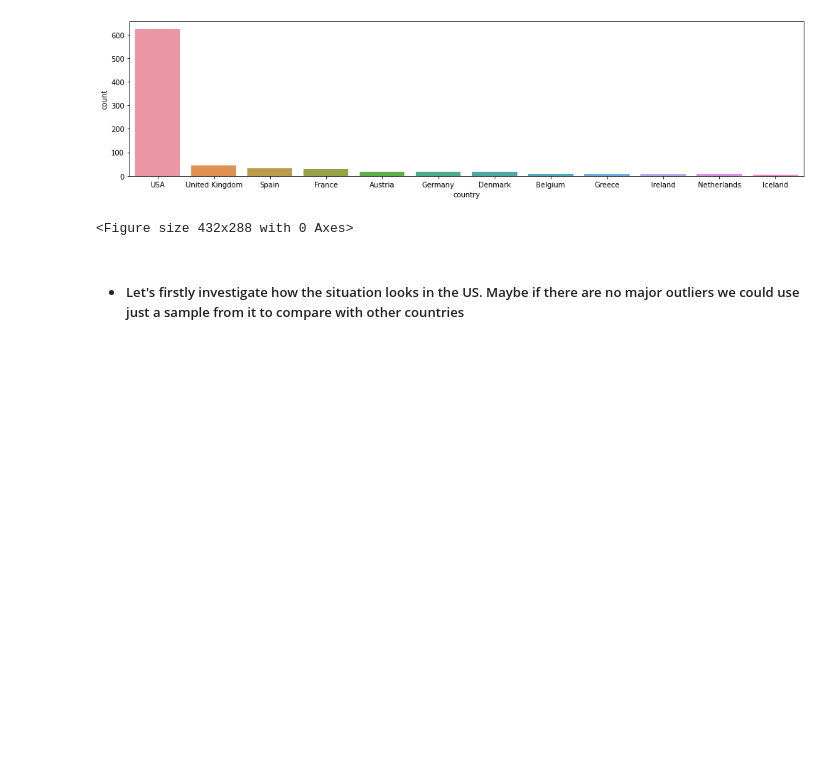
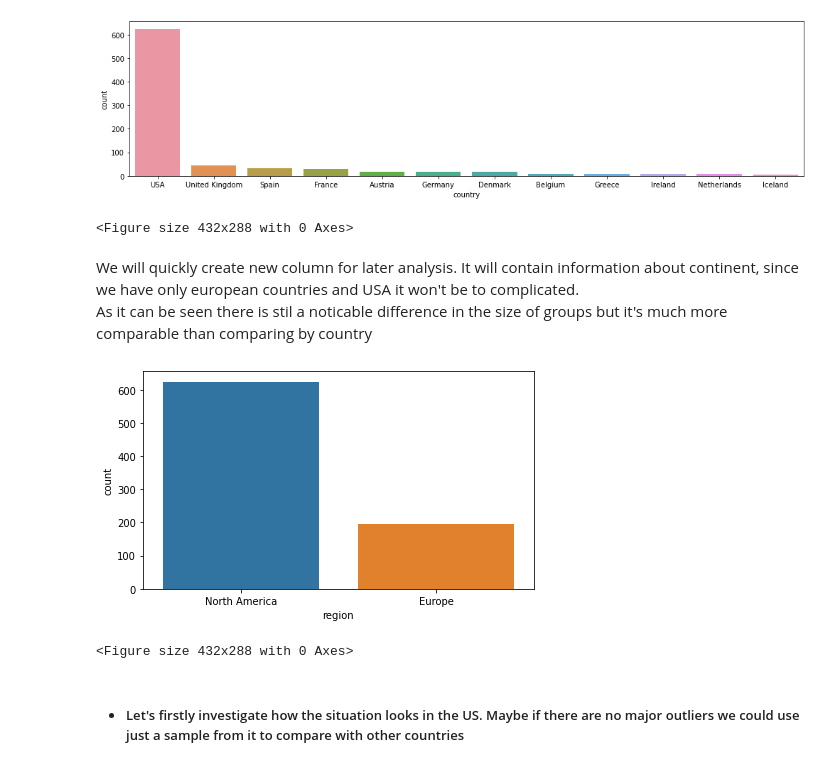
Before and after one commit to maxbranting/Remuneration-Data-Text-Mining, a Jupyter notebook: analysis_presentation.ipynb, the cells around one changed output. Drawn from its saved outputs; the diff is of its cells as text; code cells hidden in the pictures; blank space fills up the shorter version.

Commit message:
rename of files, cotinuing analysis

```diff
--- a/presentation_analysis.ipynb
+++ b/analysis_presentation.ipynb
@@ -91,6 +96,27 @@ plt.clf()
 | 11 | United Kingdom | 8 |
 [figure]
 <Figure size 432x288 with 0 Axes>
+# %% [markdown]
+We will quickly create new column for later analysis. It will contain information about continent, since we have only european countries and USA it won't be to complicated. <br>
+As it can be seen there is stil a noticable difference in the size of groups but it's much more comparable than comparing by country
+# %%
+region = []
+for row in df['country']:
+    if row=='USA':
+        region.append('North America')
+    else:
+        region.append('Europe')
+
+df['region'] = region
+
+fig, ax1 = plt.subplots()
+fig.set_size_inches([7,4])
+sns.countplot(data=df, x='region', ax=ax1, order = df['region'].value_counts().index)
+plt.show()
+plt.clf()
+# %% [output]
+[figure, added]
+<Figure size 432x288 with 0 Axes>
 # %% [markdown]
 * #####  Let's firstly investigate how the situation looks in the US. Maybe if there are no major outliers we could use just a sample from it to compare with other countries
 # %%
```
Also changed, not shown: parts of 8 cells of this notebook, 1 other file.
